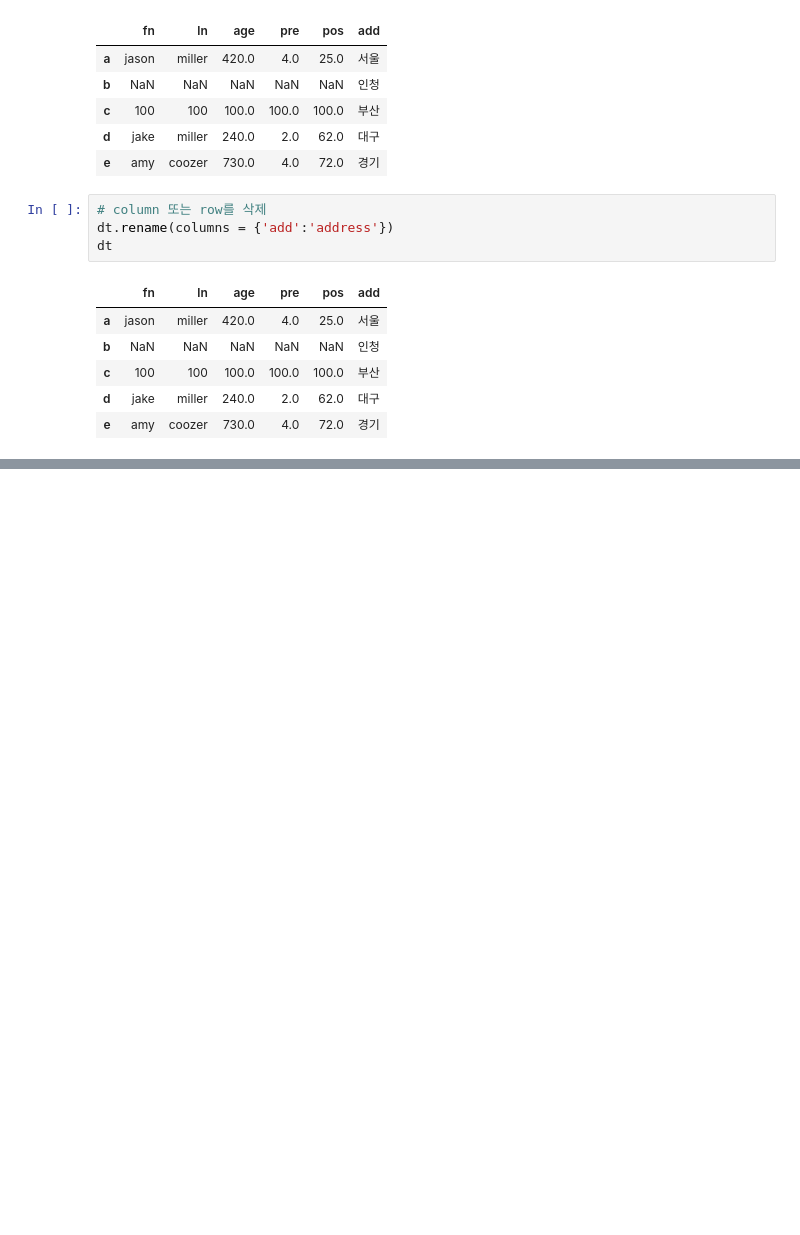
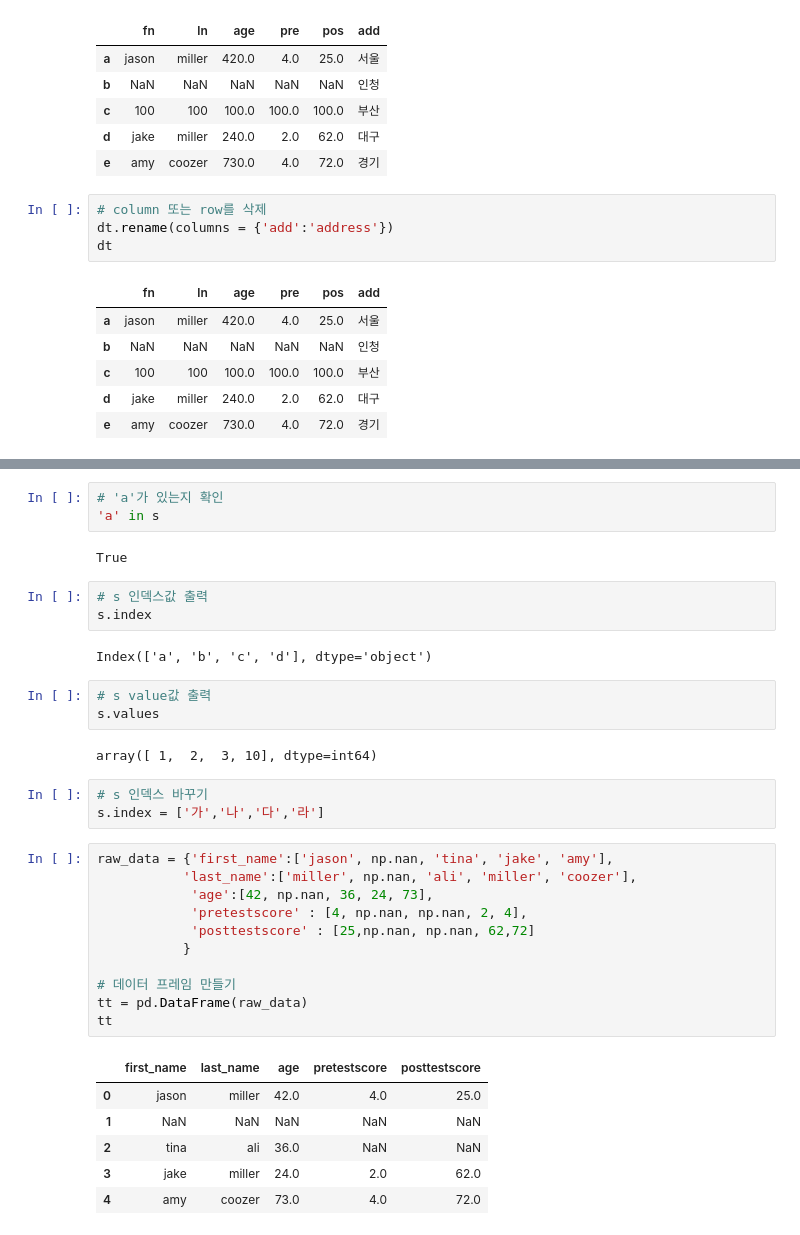
Before and after one commit to doyeon0139/Study, a Jupyter notebook: Pandas/pandas_0.ipynb, the cells around one changed output, grey strips where cells are left out. Saved outputs shown, nothing was run; the diff lists cells and outputs as text; blank space fills up the shorter version.

```diff
--- a/Pandas/pandas_0.ipynb
+++ b/Pandas/pandas_0.ipynb
@@ -574,0 +621,36 @@ dt
+# %%
+# 'a'가 있는지 확인
+'a' in s
+# %% [output]
+True
+# %%
+# s 인덱스값 출력
+s.index
+# %% [output]
+Index(['a', 'b', 'c', 'd'], dtype='object')
+# %%
+# s value값 출력
+s.values
+# %% [output]
+array([ 1,  2,  3, 10], dtype=int64)
+# %%
+# s 인덱스 바꾸기
+s.index = ['가','나','다','라']
+# %%
+raw_data = {'first_name':['jason', np.nan, 'tina', 'jake', 'amy'],
+           'last_name':['miller', np.nan, 'ali', 'miller', 'coozer'],
+            'age':[42, np.nan, 36, 24, 73],
+            'pretestscore' : [4, np.nan, np.nan, 2, 4],
+            'posttestscore' : [25,np.nan, np.nan, 62,72]
+           }
+
+# 데이터 프레임 만들기
+tt = pd.DataFrame(raw_data)
+tt
+# %% [output]
+|  | first_name | last_name | age | pretestscore | posttestscore |
+| 0 | jason | miller | 42.0 | 4.0 | 25.0 |
+| 1 | NaN | NaN | NaN | NaN | NaN |
+| 2 | tina | ali | 36.0 | NaN | NaN |
+| 3 | jake | miller | 24.0 | 2.0 | 62.0 |
+| 4 | amy | coozer | 73.0 | 4.0 | 72.0 |
```
Also changed, not shown: parts of 28 cells of this notebook, 12 other files.
